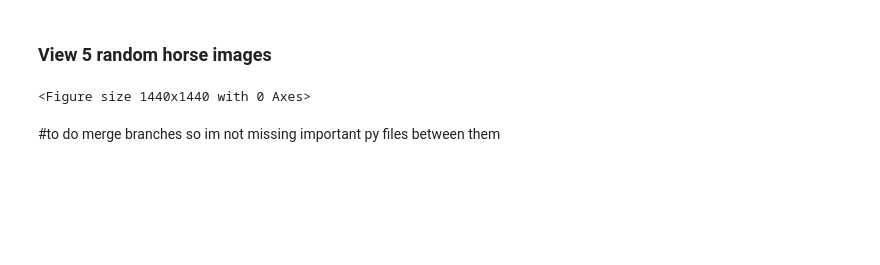
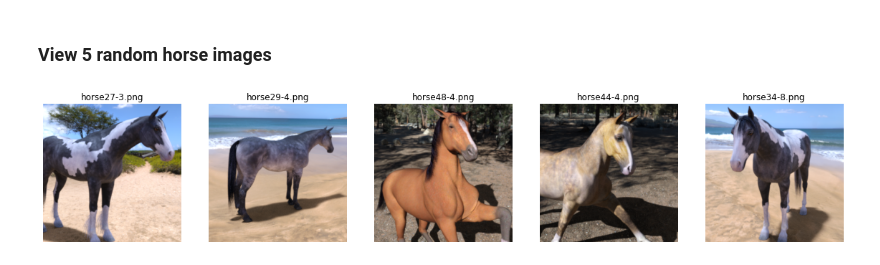
Before and after one commit to KishenSharma6/Horses_Humans_Classification, a Jupyter notebook: Notebooks/EDA/RawDataEDA.ipynb, the cells around one changed output. Drawn from its saved outputs; the diff is of its cells as text; code cells hidden in the pictures; blank space fills up the shorter version.

Commit message:
Refactored and added preview for human images

```diff
--- a/Notebooks/EDA/RawDataEDA.ipynb
+++ b/Notebooks/EDA/RawDataEDA.ipynb
@@ -23,17 +4,2 @@ plt.imshow(img)
 # %% [markdown]
 ### View 5 random horse images
-# %%
-plt.figure(figsize=( 20,20))
-
-
-horse_data= r"../../Data/train/horses/"
-
-for i in range(5):
-    file= random.choice(os.listdir(horse_data))
-    image_path= os.path.join(horse_data, file)
-    img= mpimg.imread
-# %% [output]
-<Figure size 1440x1440 with 0 Axes>
-# %% [markdown]
-#to do
-merge branches so im not missing important py files between them
@@ -39,0 +10,6 @@ merge branches so im not missing important py files between them
+# %%
+horse_data= "../../Data/train/horses/"
+
+preview_images(image_count = 5, path = horse_data)
+# %% [output]
+[figure, added]
```
Also changed, not shown: parts of 7 cells of this notebook.
